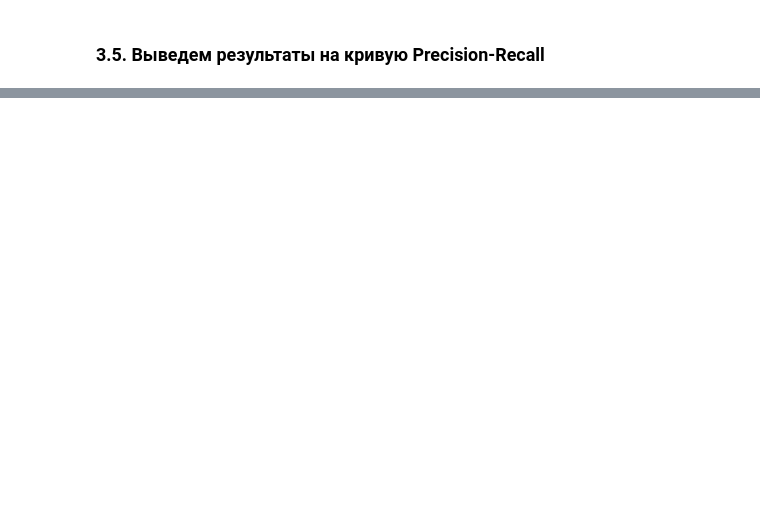
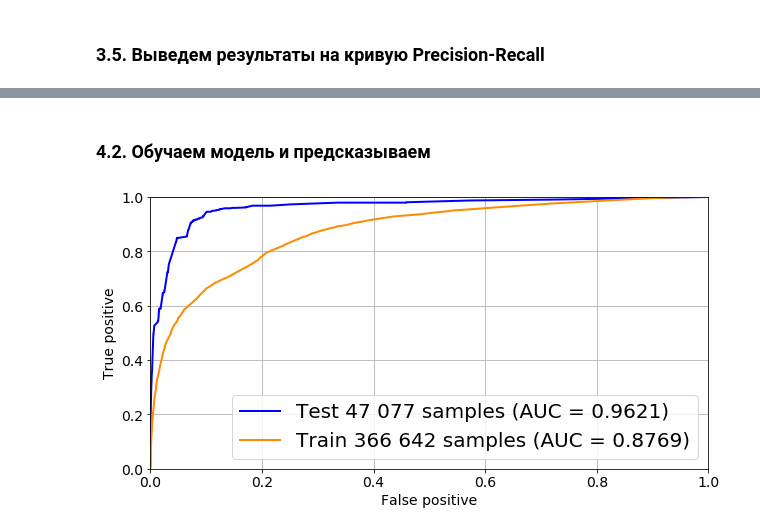
Before and after one commit to pastushenkoy/DataScientist, a Jupyter notebook: dip/model_new.ipynb, the cells around one changed output, grey strips where cells are left out. Drawn from its saved outputs; the diff is of its cells as text; code cells hidden in the pictures; blank space fills up the shorter version.

```diff
--- a/dip/model_new.ipynb
+++ b/dip/model_new.ipynb
@@ -684,0 +530,11 @@ grouped
+# %%
+days_for_payment = 30
+test_size_in_days = 7
+test_begins_days_ago = 37
+
+# определяем граничные даты тестового интервала
+max_reg_date = metabase_unload["sign_up_date"].max()
+test_begin_date = max_reg_date - datetime.timedelta(days=test_begins_days_ago)
+test_end_date = test_begin_date + datetime.timedelta(days=test_size_in_days)
+print('Train begins ends on', test_begin_date)
+print('Test begins on', test_begin_date, 'and ends on', test_end_date)
@@ -684,0 +544,5 @@ grouped
+# %%
+target_column = 't_column'
+X_new = copy_dataset_and_create_target_variable(metabase_unload, target_column, days_for_payment)
+X_test = X_new[(X_new["sign_up_date"] >= test_begin_date) & (X_new["sign_up_date"] < test_end_date)]
+X_train = X_new[X_new["sign_up_date"] < test_begin_date]
@@ -684,0 +577,23 @@ grouped
+# %% [markdown]
+### 4.2. Обучаем модель и предсказываем
+# %%
+y_train = X_train[target_column]
+y_test = X_test[target_column]
+
+classifier = xgb.XGBClassifier()
+
+model_time_last = Model(target_column, woe_columns, category_columns, columns_to_drop, classifier)
+model_time_last.fit(X_train, y_train)
+
+y_test_pred = model_time_last.predict_proba(X_test)
+y_train_pred = model_time_last.predict_proba(X_train)
+# %%
+fig = plt.figure(figsize=(10, 5))
+fig.patch.set_facecolor('white')
+mpl.rcParams['font.size'] = 14
+# plt.title("Рис. 9. ROC-кривые на временном тестовом сэмпле")
+
+plot_roc_curve(y_test, y_test_pred, 'blue', 'Test')
+plot_roc_curve(y_train, y_train_pred, 'darkorange', 'Train')
+# %% [output]
+[figure, added]
```
Also changed, not shown: parts of 92 cells of this notebook, 7 other files.
